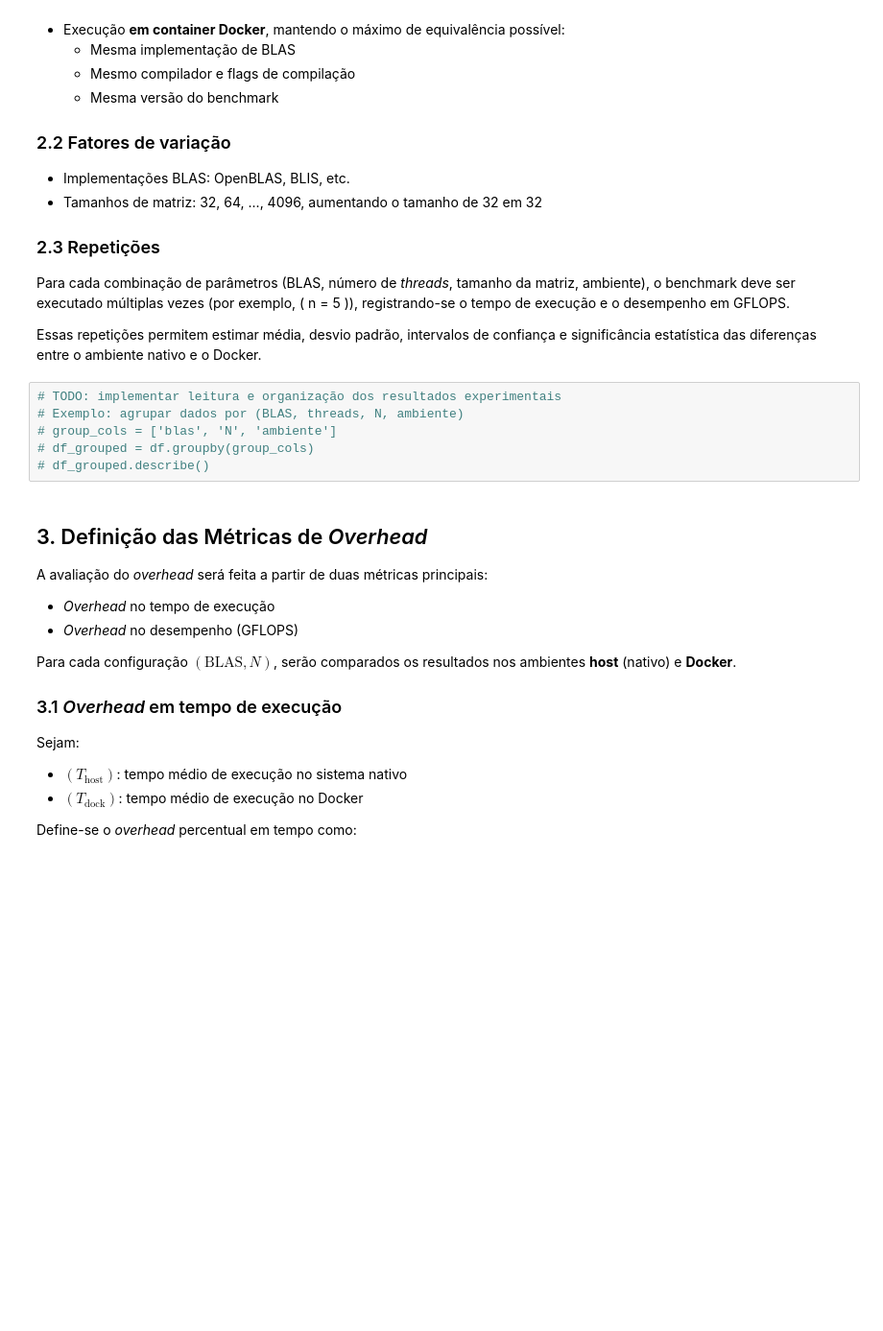
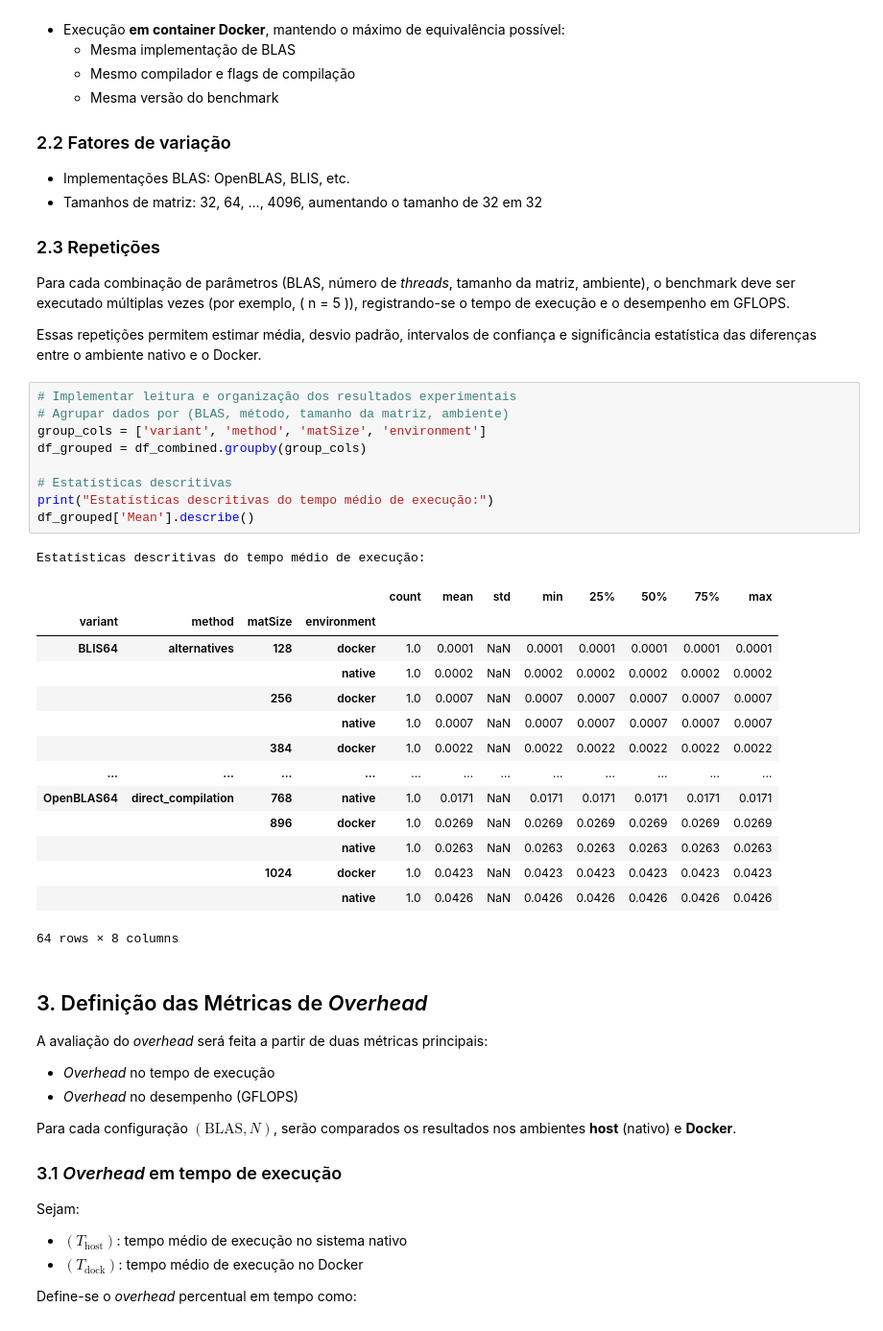
Before and after one commit to almdoug/meugemm, a Jupyter notebook: notebooks/notebook_overhead_dgemm_docker.ipynb, the cells around one changed output. Shown: that part at 96% size. Cells and saved outputs as stored; diff of their text form; blank space fills up the shorter version.

```diff
--- a/notebooks/notebook_overhead_dgemm_docker.ipynb
+++ b/notebooks/notebook_overhead_dgemm_docker.ipynb
@@ -46,11 +103,30 @@ múltiplas vezes (por exemplo, \( n = 5 \)), registrando-se o tempo de execuçã
 Essas repetições permitem estimar média, desvio padrão, intervalos de confiança e significância estatística das diferenças
 entre o ambiente nativo e o Docker.
 # %%
-# TODO: implementar leitura e organização dos resultados experimentais
-# Exemplo: agrupar dados por (BLAS, threads, N, ambiente)
-# group_cols = ['blas', 'N', 'ambiente']
-# df_grouped = df.groupby(group_cols)
-# df_grouped.describe()
+# Implementar leitura e organização dos resultados experimentais
+# Agrupar dados por (BLAS, método, tamanho da matriz, ambiente)
+group_cols = ['variant', 'method', 'matSize', 'environment']
+df_grouped = df_combined.groupby(group_cols)
+
+# Estatísticas descritivas
+print("Estatísticas descritivas do tempo médio de execução:")
+df_grouped['Mean'].describe()
+# %% [output]
+Estatísticas descritivas do tempo médio de execução:
+|  |  |  |  | count | mean | std | min | 25% | 50% | 75% | max |
+| variant | method | matSize | environment |  |  |  |  |  |  |  |  |
+| BLIS64 | alternatives | 128 | docker | 1.0 | 0.0001 | NaN | 0.0001 | 0.0001 | 0.0001 | 0.0001 | 0.0001 |
+|  |  |  | native | 1.0 | 0.0002 | NaN | 0.0002 | 0.0002 | 0.0002 | 0.0002 | 0.0002 |
+|  |  | 256 | docker | 1.0 | 0.0007 | NaN | 0.0007 | 0.0007 | 0.0007 | 0.0007 | 0.0007 |
+|  |  |  | native | 1.0 | 0.0007 | NaN | 0.0007 | 0.0007 | 0.0007 | 0.0007 | 0.0007 |
+|  |  | 384 | docker | 1.0 | 0.0022 | NaN | 0.0022 | 0.0022 | 0.0022 | 0.0022 | 0.0022 |
+| ... | ... | ... | ... | ... | ... | ... | ... | ... | ... | ... | ... |
+| OpenBLAS64 | direct_compilation | 768 | native | 1.0 | 0.0171 | NaN | 0.0171 | 0.0171 | 0.0171 | 0.0171 | 0.0171 |
+|  |  | 896 | docker | 1.0 | 0.0269 | NaN | 0.0269 | 0.0269 | 0.0269 | 0.0269 | 0.0269 |
+|  |  |  | native | 1.0 | 0.0263 | NaN | 0.0263 | 0.0263 | 0.0263 | 0.0263 | 0.0263 |
+|  |  | 1024 | docker | 1.0 | 0.0423 | NaN | 0.0423 | 0.0423 | 0.0423 | 0.0423 | 0.0423 |
+|  |  |  | native | 1.0 | 0.0426 | NaN | 0.0426 | 0.0426 | 0.0426 | 0.0426 | 0.0426 |
+64 rows × 8 columns
 # %% [markdown]
 ## 3. Definição das Métricas de _Overhead_
 
```
Also changed, not shown: parts of 10 cells of this notebook, 2 other files.
